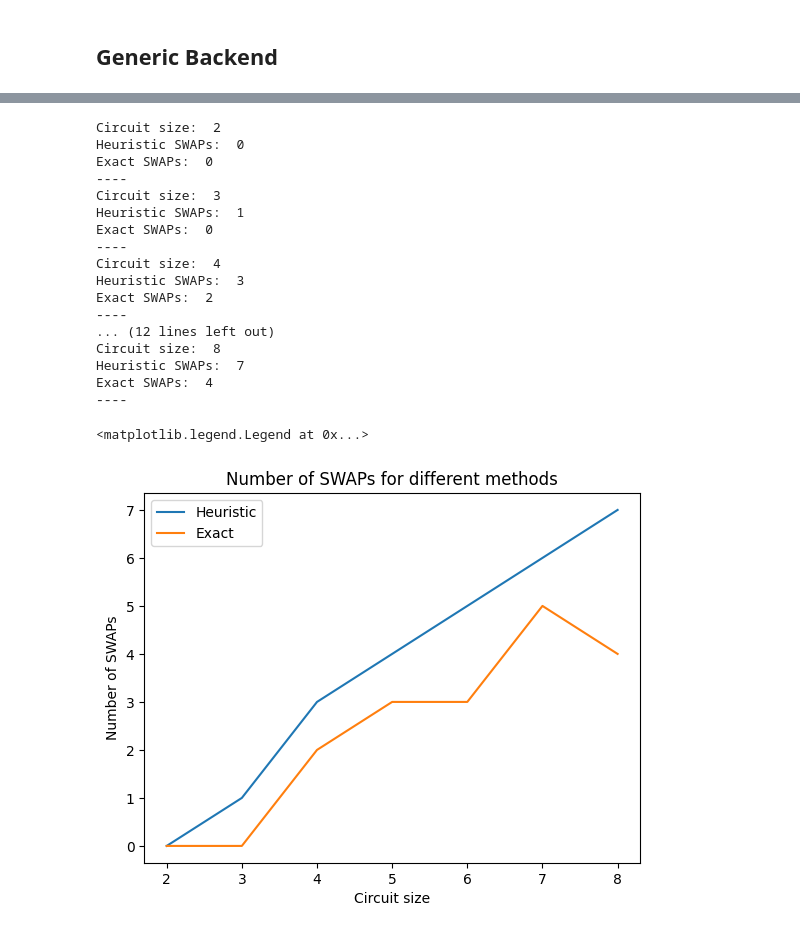
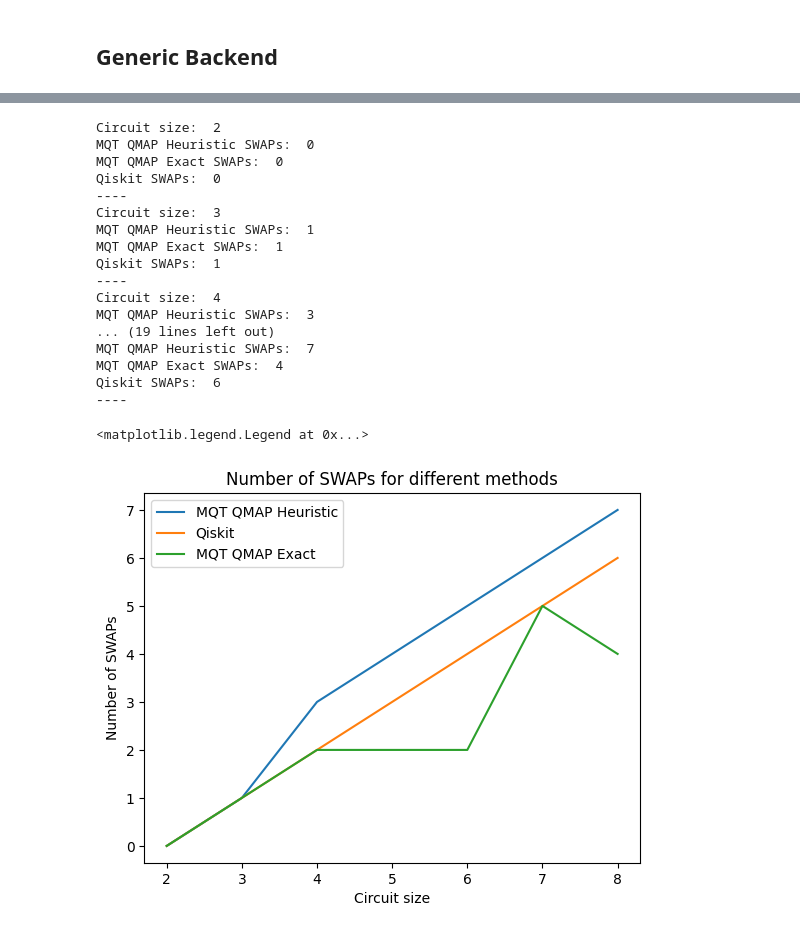
Before and after one commit to cda-tum/mqt, a Jupyter notebook: tutorial/02_compilation.ipynb, the cells around one changed output, grey strips where cells are left out. Cells and saved outputs as stored; diff of their text form; code cells hidden in the pictures.

```diff
--- a/tutorial/02_compilation.ipynb
+++ b/tutorial/02_compilation.ipynb
@@ -81,0 +86,5 @@ circ.draw(output='mpl')
+# %%
+from qiskit import transpile
+
+circ = get_benchmark(benchmark_name="ae", level="alg", circuit_size=3).decompose(reps=2)
+circ.draw(output='mpl')
@@ -81,0 +93,3 @@ circ.draw(output='mpl')
+# %%
+circ_mapped = transpile(circ, coupling_map=[[0,1], [1,0], [0,2], [2,0], [0,3], [3,0]])
+circ_mapped.draw(output='mpl'   )
@@ -84,6 +100,7 @@ circ.draw(output='mpl')
 # %%
 from qiskit.providers.fake_provider import GenericBackendV2
 
-backend = GenericBackendV2(num_qubits=9, coupling_map=[[0, 1], [1,0], [0, 2], [2, 0], [0, 3], [3, 0], [0, 4], [4, 0], [0, 5], [5, 0], [0, 6], [6, 0], [0, 7], [7, 0], [0, 8], [8, 0]])
+coupling_map = [[0, 1], [1,0], [0, 2], [2, 0], [0, 3], [3, 0], [0, 4], [4, 0], [0, 5], [5, 0], [0, 6], [6, 0], [0, 7], [7, 0], [0, 8], [8, 0]]
+backend = GenericBackendV2(num_qubits=9, coupling_map=coupling_map)
 plot_gate_map(backend)
 # %% [output]
@@ -91,43 +108,53 @@ plot_gate_map(backend)
 # %%
+from qiskit import transpile
 swaps_heuristic = []
 swaps_exact = []
+swaps_qiskit = []
 qubit_range = range(2,9)
 for i in qubit_range:
     print("Circuit size: ", i)
-    circ = get_benchmark(benchmark_name="ae", level="alg", circuit_size=i).decompose(reps=3)
+    circ = get_benchmark(benchmark_name="ae", level="alg", circuit_size=i).decompose(reps=2)
     circ_mapped, results = compile(circ, backend, method="heuristic")
+
     swaps_heuristic.append(circ_mapped.count_ops().get('swap', 0))
-    print("Heuristic SWAPs: ", circ_mapped.count_ops().get('swap', 0))
+    print("MQT QMAP Heuristic SWAPs: ", circ_mapped.count_ops().get('swap', 0))
+
     circ_mapped, results = compile(circ, backend, method="exact")
     swaps_exact.append(circ_mapped.count_ops().get('swap', 0))
-    print("Exact SWAPs: ", circ_mapped.count_ops().get('swap', 0))
+    print("MQT QMAP Exact SWAPs: ", circ_mapped.count_ops().get('swap', 0))
+
+    circ_mapped = transpile(circ, coupling_map=coupling_map, optimization_level=3)
+    swaps_qiskit.append(circ_mapped.count_ops().get('swap', 0))
+    print("Qiskit SWAPs: ", circ_mapped.count_ops().get('swap', 0))
+
     print("----")
 # %% [output]
 Circuit size:  2
-Heuristic SWAPs:  0
-Exact SWAPs:  0
+MQT QMAP Heuristic SWAPs:  0
+MQT QMAP Exact SWAPs:  0
+Qiskit SWAPs:  0
 ----
 Circuit size:  3
-Heuristic SWAPs:  1
-Exact SWAPs:  0
+MQT QMAP Heuristic SWAPs:  1
+MQT QMAP Exact SWAPs:  1
+Qiskit SWAPs:  1
 ----
 Circuit size:  4
-Heuristic SWAPs:  3
-Exact SWAPs:  2
+MQT QMAP Heuristic SWAPs:  3
+... (19 lines left out)
+MQT QMAP Heuristic SWAPs:  7
+MQT QMAP Exact SWAPs:  4
+Qiskit SWAPs:  6
 ----
-... (12 lines left out)
-Circuit size:  8
-Heuristic SWAPs:  7
-Exact SWAPs:  4
-----
 # %%
 from matplotlib import pyplot as plt
 plt.xlabel("Circuit size")
 plt.ylabel("Number of SWAPs")
 plt.title("Number of SWAPs for different methods")
-plt.plot(qubit_range, swaps_heuristic, label="Heuristic")
-plt.plot(qubit_range, swaps_exact, label="Exact")
+plt.plot(qubit_range, swaps_heuristic, label="MQT QMAP Heuristic")
+plt.plot(qubit_range, swaps_qiskit, label="Qiskit")
+plt.plot(qubit_range, swaps_exact, label="MQT QMAP Exact")
 plt.legend()
 # %% [output]
 <matplotlib.legend.Legend at 0x...>
-[figure, old version]
+[figure, new version]
```
Also changed, not shown: parts of 6 cells of this notebook.
